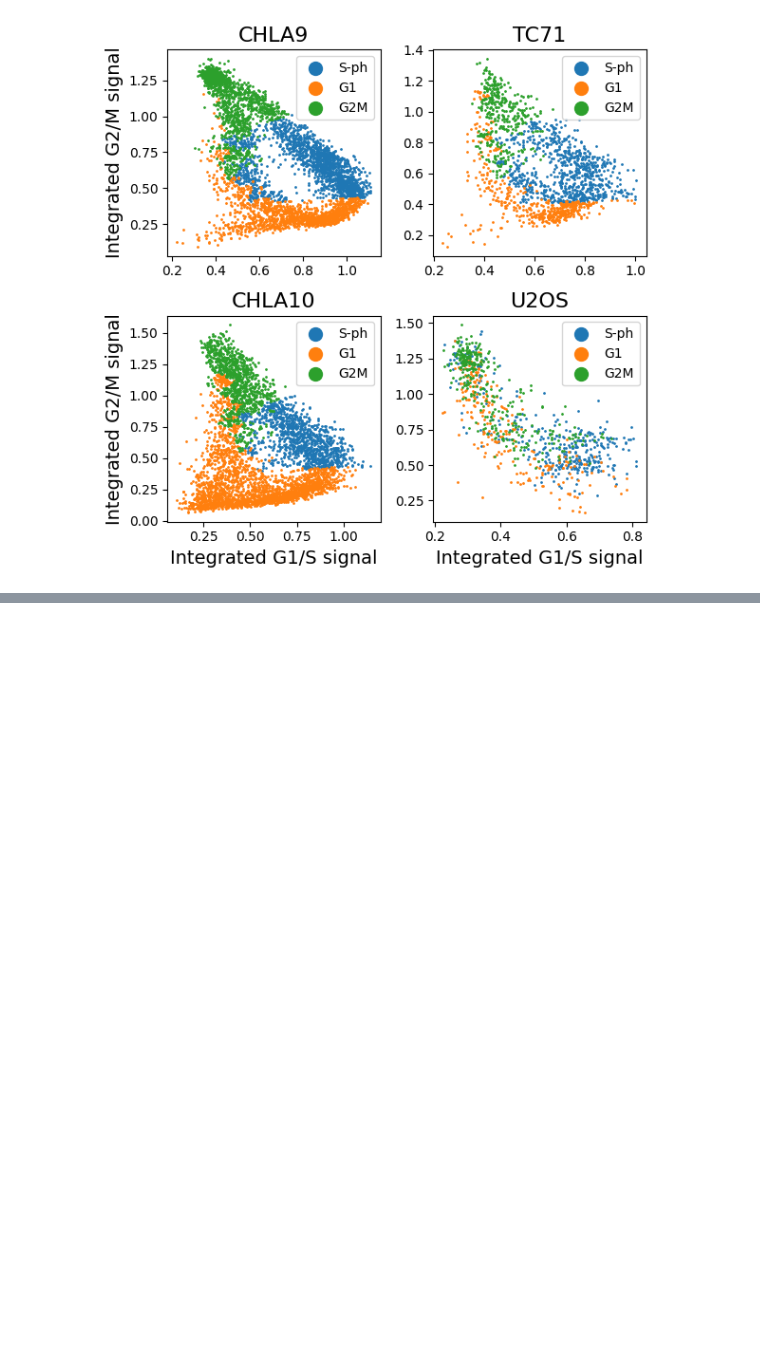
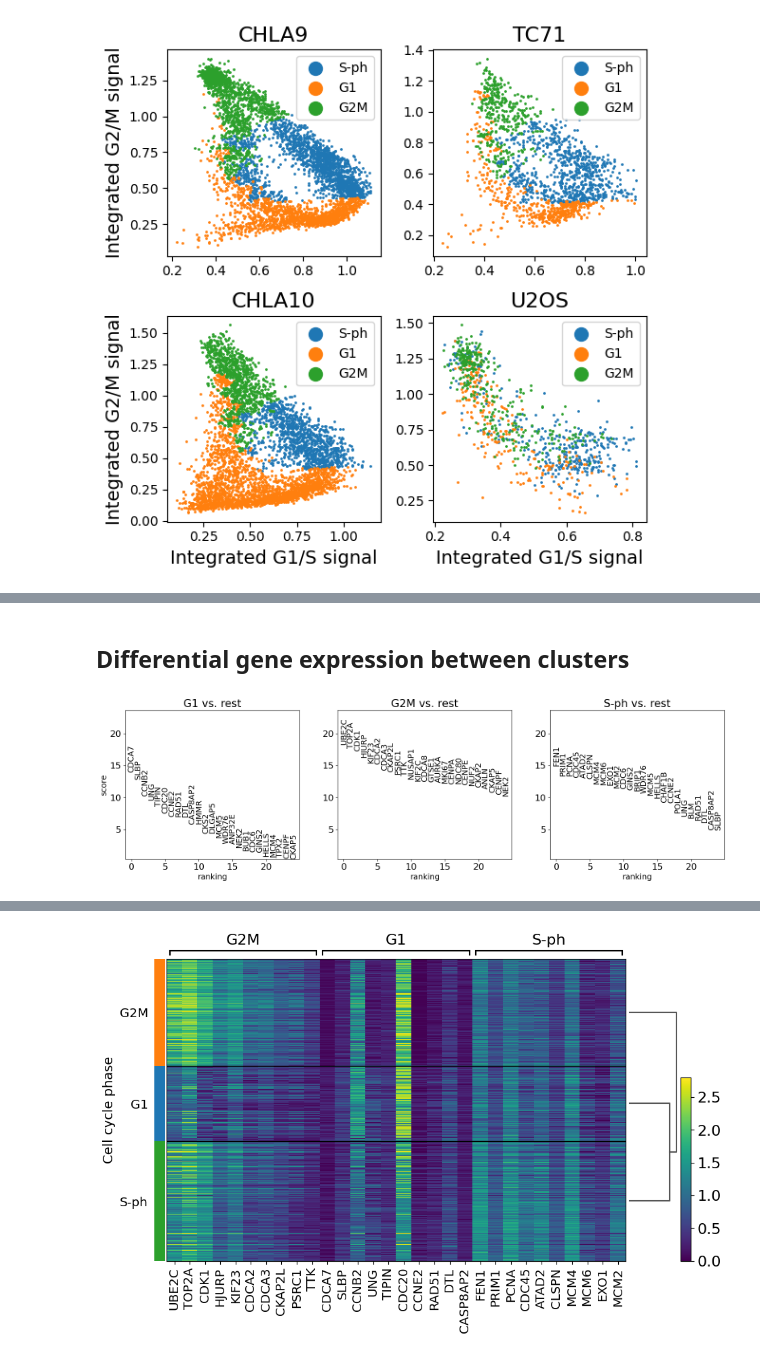
Before and after one commit to sysbio-curie/transmorph, a Jupyter notebook: reproducibility/scenario_3_cell_cycle_label_transfer.ipynb, the cells around one changed output, grey strips where cells are left out. Saved outputs shown, nothing was run; the diff lists cells and outputs as text; code cells hidden in the pictures; blank space fills up the shorter version.

```diff
--- a/reproducibility/scenario_3_cell_cycle_label_transfer.ipynb
+++ b/reproducibility/scenario_3_cell_cycle_label_transfer.ipynb
@@ -448,0 +401,20 @@ WARNING: dendrogram data not found (using key=dendrogram_Cell cycle phase). Runn
+# %% [markdown]
+## Differential gene expression between clusters
+# %%
+import scanpy as sc
+import math
+
+import matplotlib.pyplot as plt
+plt.rcParams.update({'font.size': 16})
+plt.rcParams.update({'axes.labelsize' : 14})
+# %%
+name = 'U2OS'
+adata = datasets[name]
+adata_cc = adata[:, np.logical_or(adata.var['G1/S gene'], adata.var['G2/M gene'])].copy()
+adata_cc.uns['log1p']['base'] = math.e
+sc.tl.rank_genes_groups(adata_cc, 'Cell cycle phase', method='wilcoxon', key_added="wilcoxon")
+sc.pl.rank_genes_groups(adata_cc, n_genes=25, key='wilcoxon', fontsize=14)
+sc.pl.rank_genes_groups_heatmap(adata_cc, n_genes=10, key="wilcoxon", groupby="Cell cycle phase",
+                                show_gene_labels=True)
+# %% [output]
+[figure, added]
@@ -448,0 +422 @@ WARNING: dendrogram data not found (using key=dendrogram_Cell cycle phase). Runn
+[figure, added]
```
Also changed, not shown: parts of 20 cells of this notebook, 2 other files.
